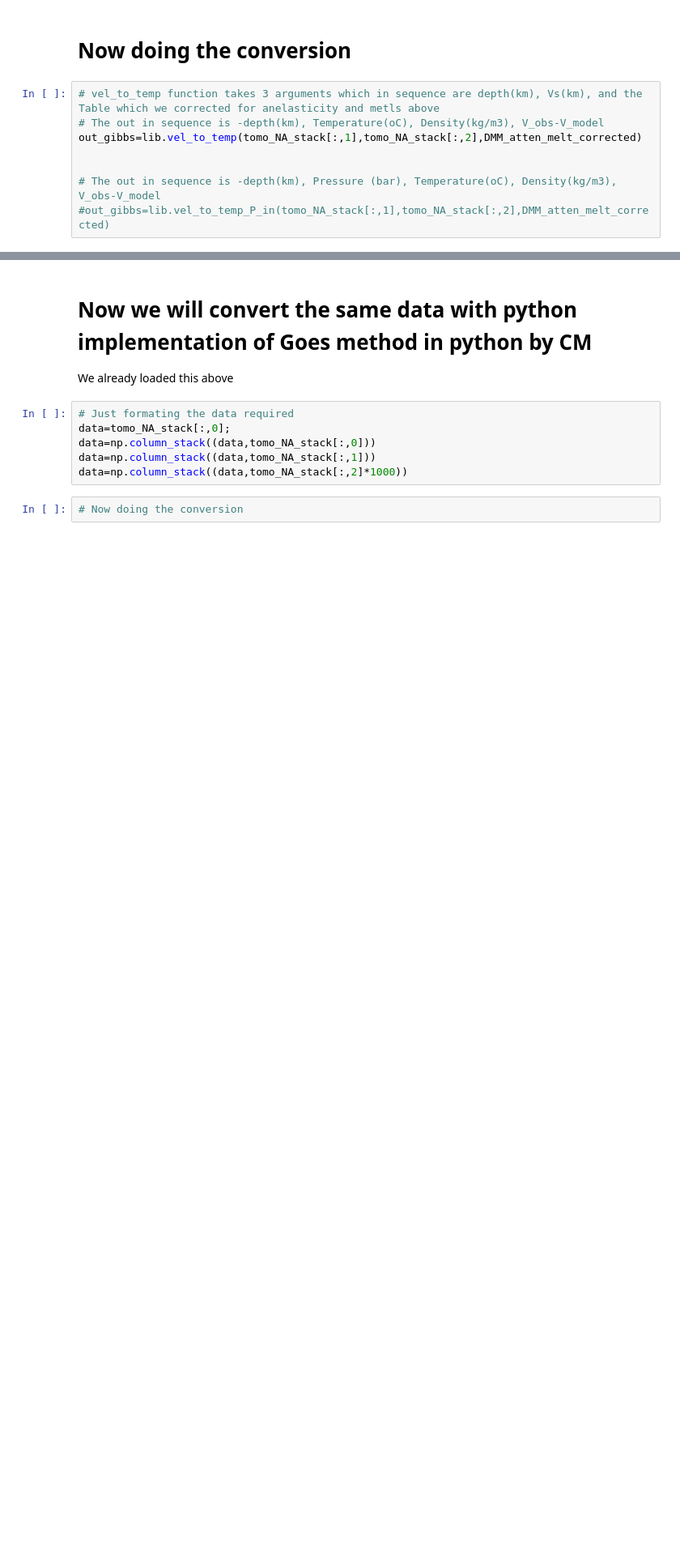
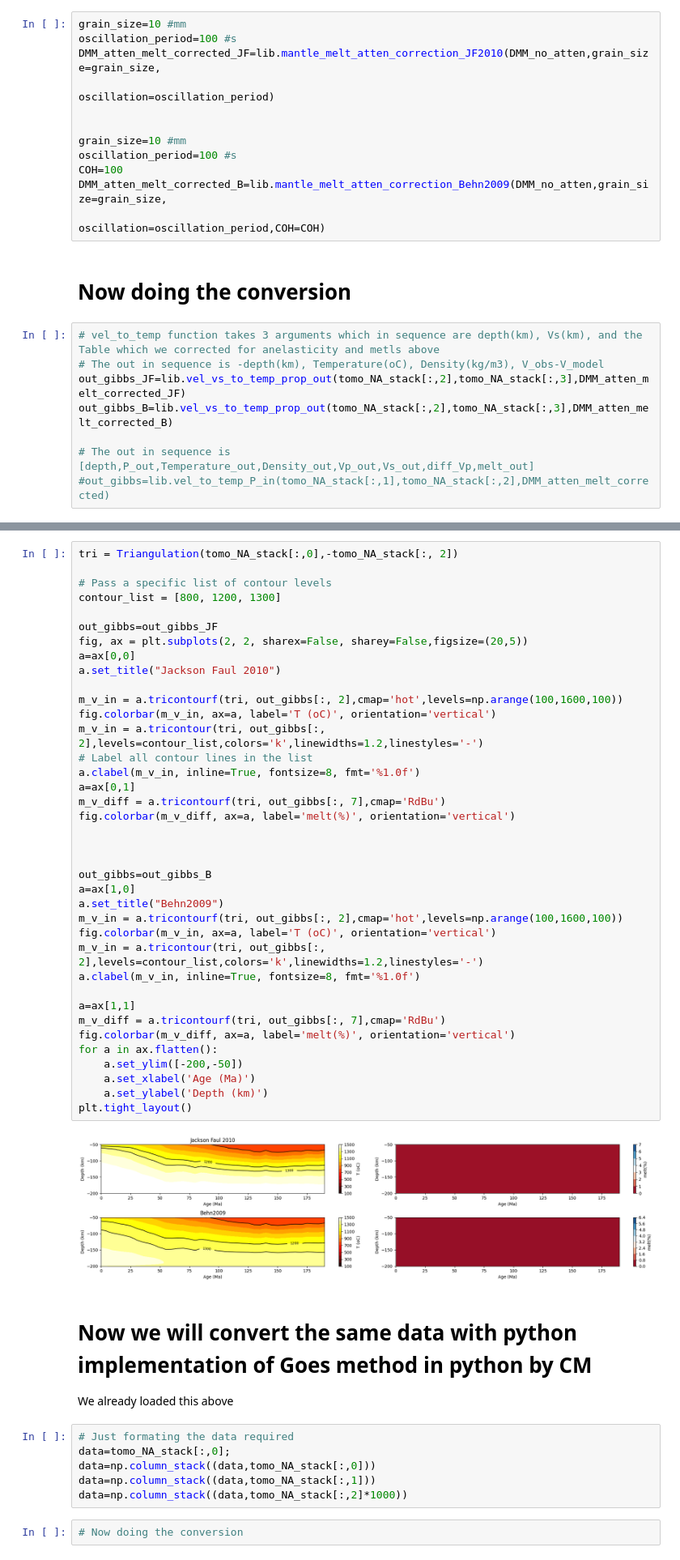
Before and after one commit to ajay6763/V2RhoT_gibbs, a Jupyter notebook: Method_comparison.ipynb, the cells around one changed output, grey strips where cells are left out. Shown at 81% size. Cells and saved outputs as stored; diff of their text form; blank space fills up the shorter version.

```diff
--- a/Method_comparison.ipynb
+++ b/Method_comparison.ipynb
@@ -107,10 +88,22 @@ for i in range(len(DMM_atten_melt_corrected)):
+# %%
+grain_size=10 #mm
+oscillation_period=100 #s
+DMM_atten_melt_corrected_JF=lib.mantle_melt_atten_correction_JF2010(DMM_no_atten,grain_size=grain_size,
+                                                                oscillation=oscillation_period)
+
+
+grain_size=10 #mm
+oscillation_period=100 #s
+COH=100
+DMM_atten_melt_corrected_B=lib.mantle_melt_atten_correction_Behn2009(DMM_no_atten,grain_size=grain_size,
+                                                                oscillation=oscillation_period,COH=COH)
 # %% [markdown]
 # Now doing the conversion
 # %%
 # vel_to_temp function takes 3 arguments which in sequence are depth(km), Vs(km), and the Table which we corrected for anelasticity and metls above
 # The out in sequence is -depth(km), Temperature(oC), Density(kg/m3), V_obs-V_model
-out_gibbs=lib.vel_to_temp(tomo_NA_stack[:,1],tomo_NA_stack[:,2],DMM_atten_melt_corrected)
+out_gibbs_JF=lib.vel_vs_to_temp_prop_out(tomo_NA_stack[:,2],tomo_NA_stack[:,3],DMM_atten_melt_corrected_JF)
+out_gibbs_B=lib.vel_vs_to_temp_prop_out(tomo_NA_stack[:,2],tomo_NA_stack[:,3],DMM_atten_melt_corrected_B)
 
-
-# The out in sequence is -depth(km), Pressure (bar), Temperature(oC), Density(kg/m3), V_obs-V_model
+# The out in sequence is [depth,P_out,Temperature_out,Density_out,Vp_out,Vs_out,diff_Vp,melt_out]
 #out_gibbs=lib.vel_to_temp_P_in(tomo_NA_stack[:,1],tomo_NA_stack[:,2],DMM_atten_melt_corrected)
@@ -140,3 +110,43 @@ plt.plot(out_gibbs[:,0],out_gibbs[:,1])
+# %%
+tri = Triangulation(tomo_NA_stack[:,0],-tomo_NA_stack[:, 2])
+
+# Pass a specific list of contour levels
+contour_list = [800, 1200, 1300]
+
+out_gibbs=out_gibbs_JF
+fig, ax = plt.subplots(2, 2, sharex=False, sharey=False,figsize=(20,5))
+a=ax[0,0]
+a.set_title("Jackson Faul 2010")
+
+m_v_in = a.tricontourf(tri, out_gibbs[:, 2],cmap='hot',levels=np.arange(100,1600,100))
+fig.colorbar(m_v_in, ax=a, label='T (oC)', orientation='vertical')
+m_v_in = a.tricontour(tri, out_gibbs[:, 2],levels=contour_list,colors='k',linewidths=1.2,linestyles='-')
+# Label all contour lines in the list
+a.clabel(m_v_in, inline=True, fontsize=8, fmt='%1.0f')
+a=ax[0,1]
+m_v_diff = a.tricontourf(tri, out_gibbs[:, 7],cmap='RdBu')
+fig.colorbar(m_v_diff, ax=a, label='melt(%)', orientation='vertical')
+
+
+
+out_gibbs=out_gibbs_B
+a=ax[1,0]
+a.set_title("Behn2009")
+m_v_in = a.tricontourf(tri, out_gibbs[:, 2],cmap='hot',levels=np.arange(100,1600,100))
+fig.colorbar(m_v_in, ax=a, label='T (oC)', orientation='vertical')
+m_v_in = a.tricontour(tri, out_gibbs[:, 2],levels=contour_list,colors='k',linewidths=1.2,linestyles='-')
+a.clabel(m_v_in, inline=True, fontsize=8, fmt='%1.0f')
+
+a=ax[1,1]
+m_v_diff = a.tricontourf(tri, out_gibbs[:, 7],cmap='RdBu')
+fig.colorbar(m_v_diff, ax=a, label='melt(%)', orientation='vertical')
+for a in ax.flatten():
+    a.set_ylim([-200,-50])
+    a.set_xlabel('Age (Ma)')
+    a.set_ylabel('Depth (km)')
+plt.tight_layout()
+# %% [output]
+[figure, added]
 # %% [markdown]
 # Now we will convert the same data with python implementation of Goes method in python by CM
 We already loaded this above
```
Also changed, not shown: parts of 8 cells of this notebook, 2 other files.
